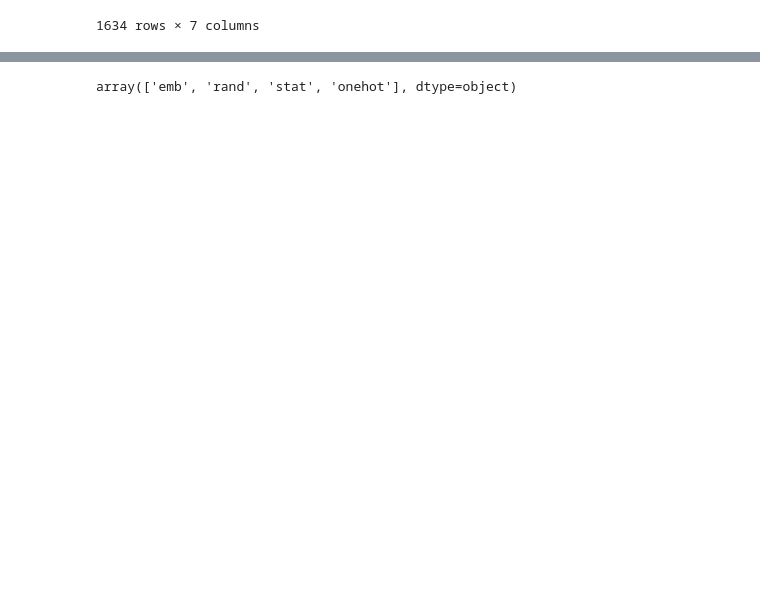
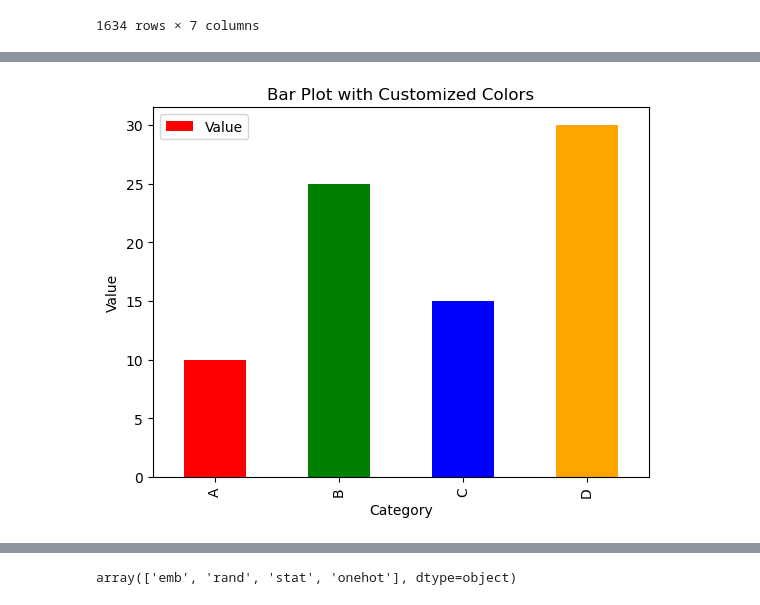
Before and after one commit to microsoft/protein-transfer, a Jupyter notebook: sandbox/results_replot_2.ipynb, the cells around one changed output, grey strips where cells are left out. Drawn from its saved outputs; the diff is of its cells as text; code cells hidden in the pictures; blank space fills up the shorter version.

```diff
--- a/sandbox/results_replot_2.ipynb
+++ b/sandbox/results_replot_2.ipynb
@@ -41,0 +234,26 @@ result_df
+# %%
+import pandas as pd
+import matplotlib.pyplot as plt
+
+# Create a sample DataFrame
+data = {'Category': ['A', 'B', 'C', 'D'],
+        'Value': [10, 25, 15, 30]}
+
+df = pd.DataFrame(data)
+
+# Define a dictionary with custom colors for each category
+color_dict = {'A': 'red', 'B': 'green', 'C': 'blue', 'D': 'orange'}
+
+# Create a bar plot with customized colors
+fig, ax = plt.subplots()
+df.plot(kind='bar', x='Category', y='Value', color=[color_dict.get(category, 'gray') for category in df['Category']], ax=ax)
+
+# Set labels and title
+ax.set_xlabel('Category')
+ax.set_ylabel('Value')
+ax.set_title('Bar Plot with Customized Colors')
+
+# Show the plot
+plt.show()
+# %% [output]
+[figure, added]
```
Also changed, not shown: parts of 13 cells of this notebook, 3 other files.
